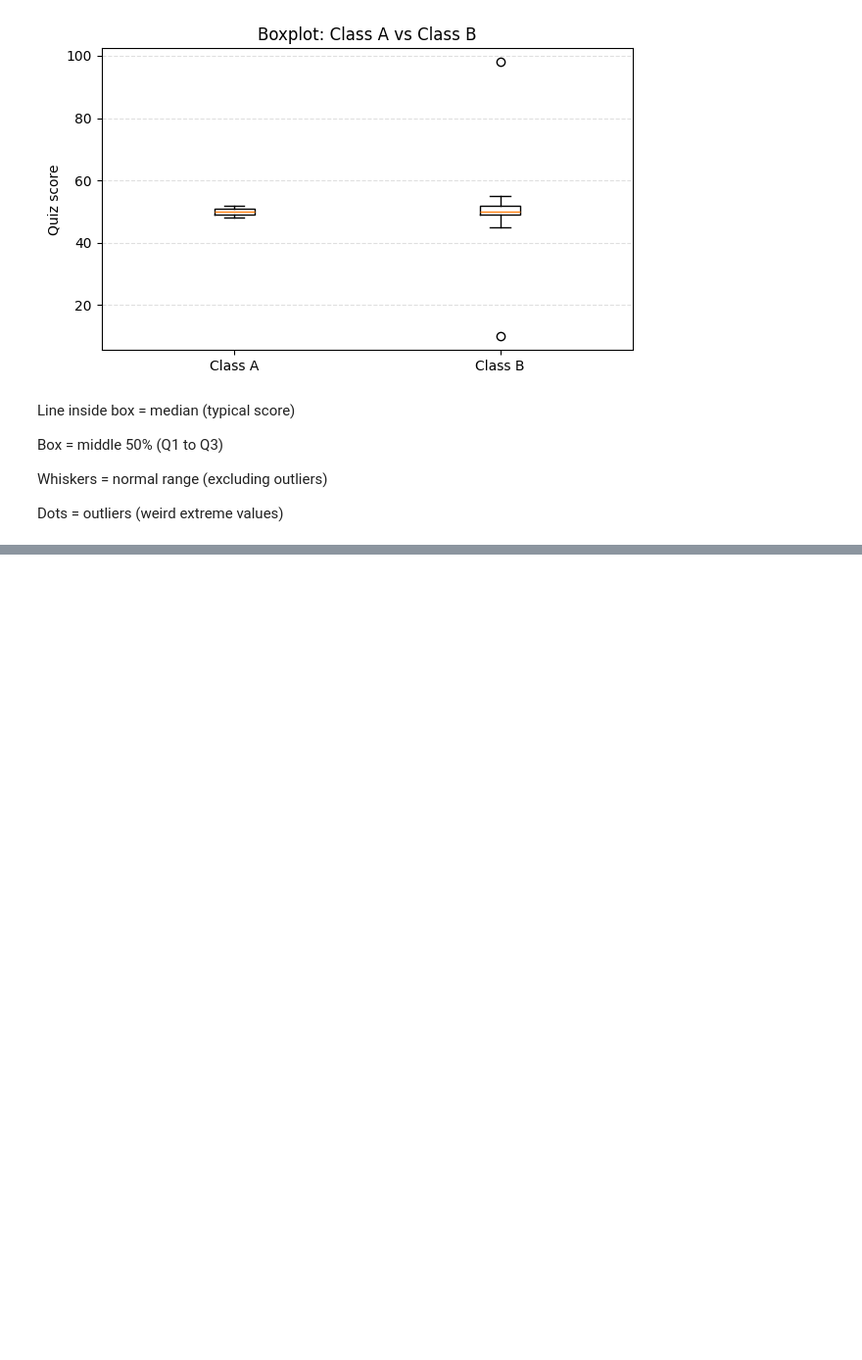
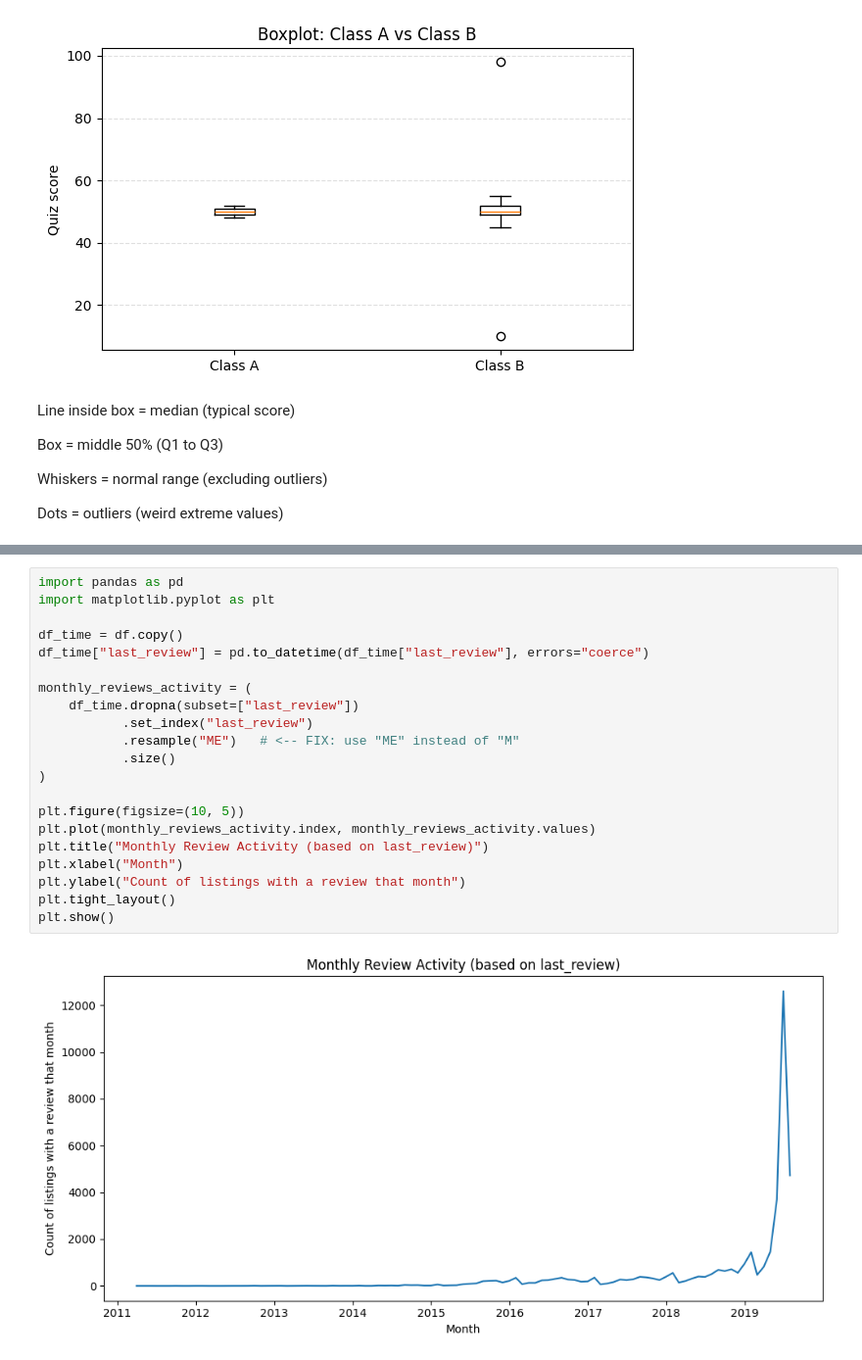
Before and after one commit to mohit716/airbnb-nyc-pandas, a Jupyter notebook: airbnb-nyc-pandas.ipynb, the cells around one changed output, grey strips where cells are left out. Shown at 98% size. Cells and saved outputs as stored; diff of their text form; blank space fills up the shorter version.

```diff
--- a/airbnb-nyc-pandas.ipynb
+++ b/airbnb-nyc-pandas.ipynb
@@ -2205,0 +2396,23 @@ Dots = outliers (weird extreme values)
+# %%
+import pandas as pd
+import matplotlib.pyplot as plt
+
+df_time = df.copy()
+df_time["last_review"] = pd.to_datetime(df_time["last_review"], errors="coerce")
+
+monthly_reviews_activity = (
+    df_time.dropna(subset=["last_review"])
+           .set_index("last_review")
+           .resample("ME")   # <-- FIX: use "ME" instead of "M"
+           .size()
+)
+
+plt.figure(figsize=(10, 5))
+plt.plot(monthly_reviews_activity.index, monthly_reviews_activity.values)
+plt.title("Monthly Review Activity (based on last_review)")
+plt.xlabel("Month")
+plt.ylabel("Count of listings with a review that month")
+plt.tight_layout()
+plt.show()
+# %% [output]
+[figure, added]
```
Also changed, not shown: parts of 13 cells of this notebook.
